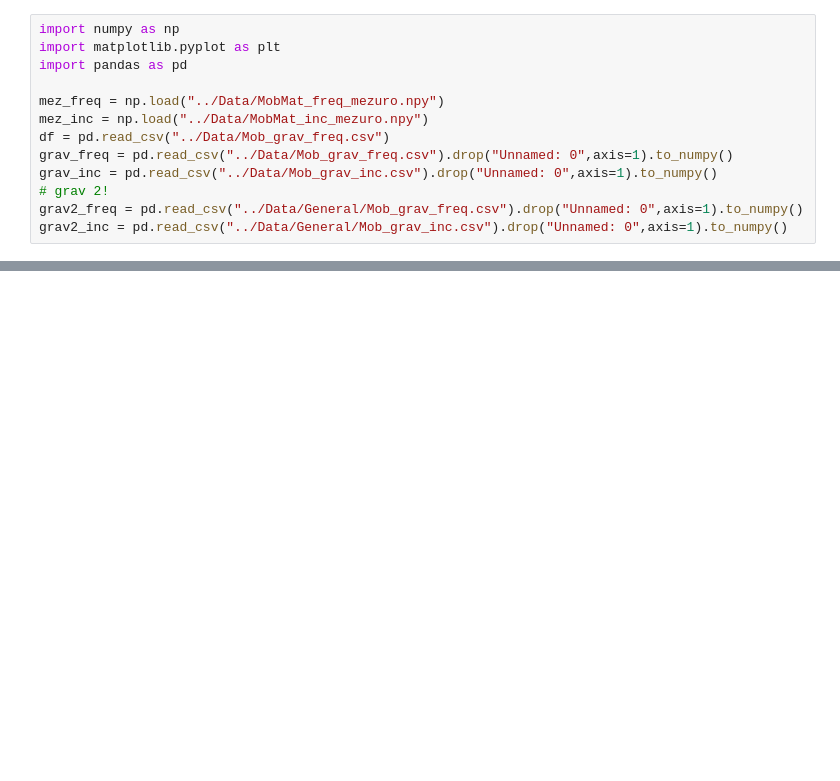
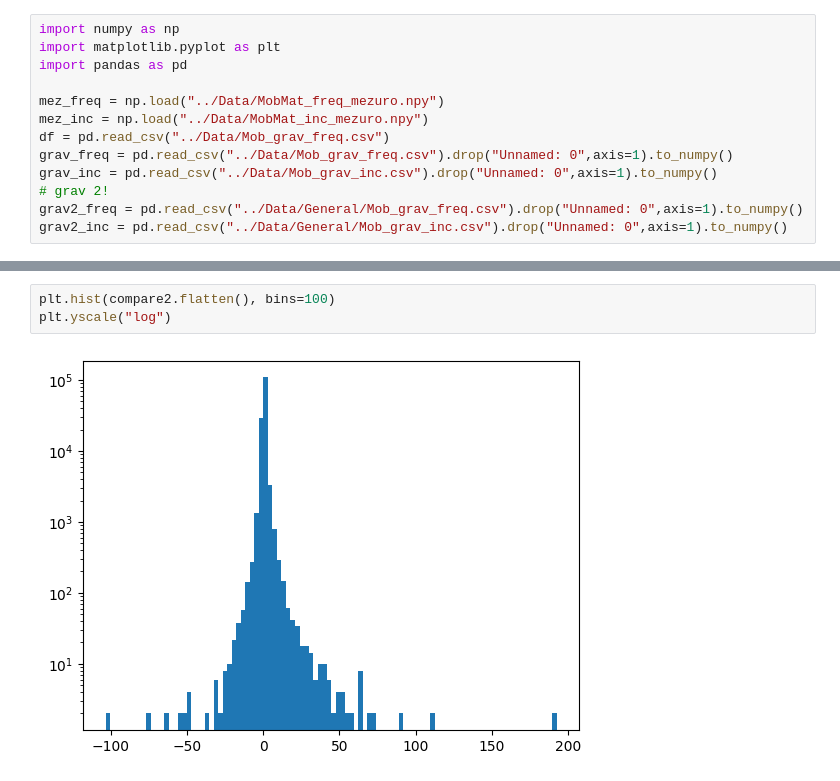
Before and after one commit to larsdekwant/covid-gravity-model, a Jupyter notebook: Analysis/Mobility_comparison.ipynb, the cells around one changed output, grey strips where cells are left out. Cells and saved outputs as stored; diff of their text form; blank space fills up the shorter version.

```diff
--- a/Analysis/Mobility_comparison.ipynb
+++ b/Analysis/Mobility_comparison.ipynb
@@ -44,0 +54,5 @@ plt.yscale("log")
+# %%
+plt.hist(compare2.flatten(), bins=100)
+plt.yscale("log")
+# %% [output]
+[figure, added]
```
Also changed, not shown: parts of 4 cells of this notebook.
